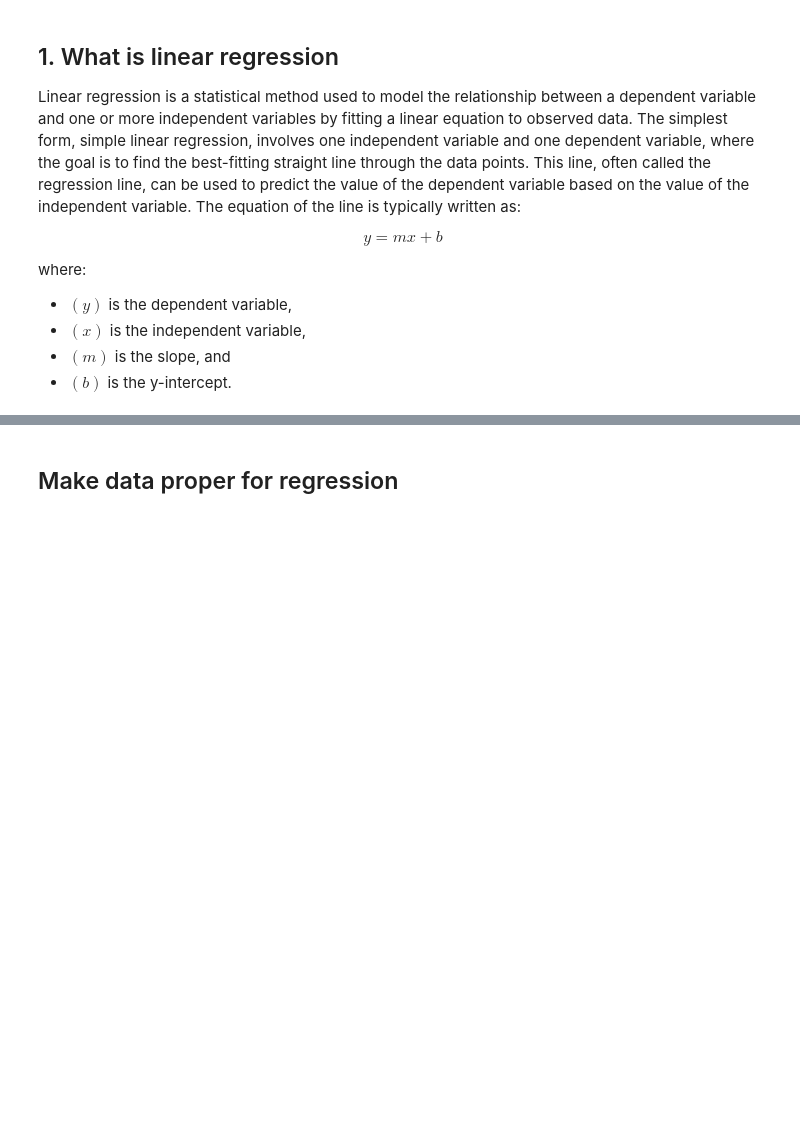
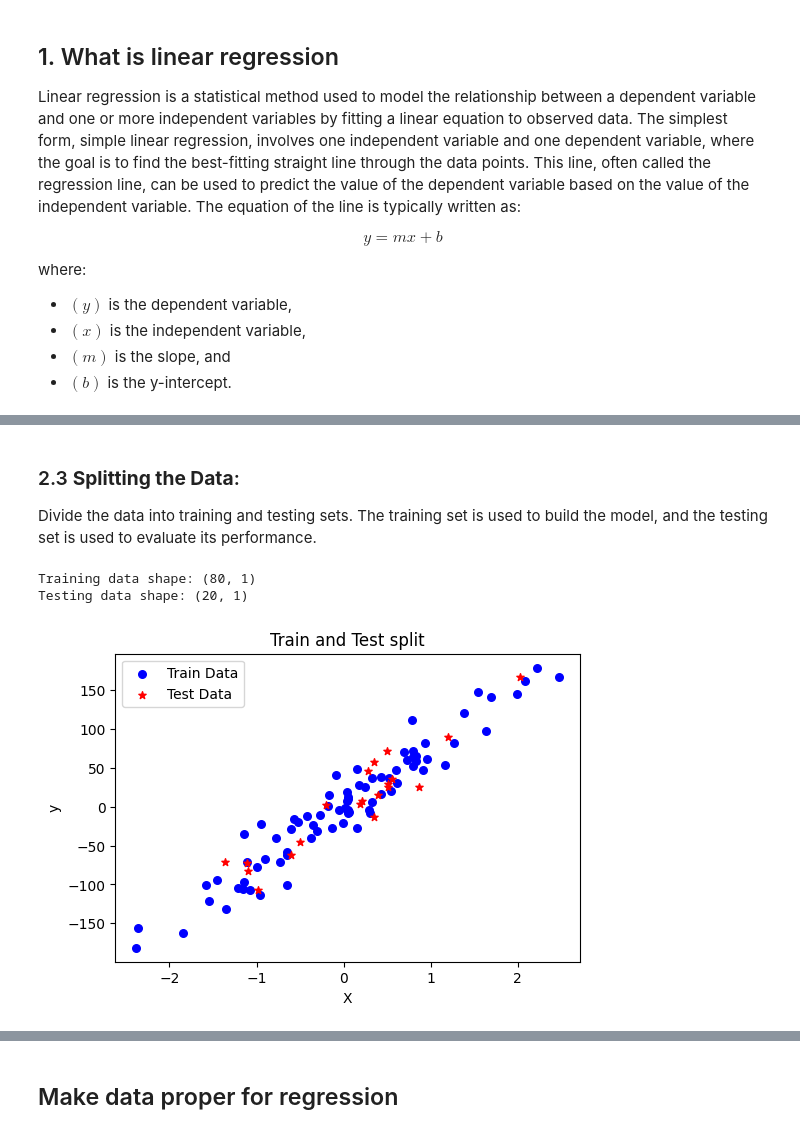
Before and after one commit to barzansaeedpour/foundations-of-machine-learning, a Jupyter notebook: 02_Supervised Learning/01_regression/01_linear_regression_from_scratch.ipynb, the cells around one changed output, grey strips where cells are left out. Cells and saved outputs as stored; diff of their text form; code cells hidden in the pictures; blank space fills up the shorter version.

```diff
--- a/02_Supervised Learning/01_regression/01_linear_regression_from_scratch.ipynb
+++ b/02_Supervised Learning/01_regression/01_linear_regression_from_scratch.ipynb
@@ -34 +40,27 @@ X, y, weight = datasets.make_regression(n_samples=100, n_features=1, noise=25, r
+# %% [markdown]
+### 2.3 **Splitting the Data**:
+
+Divide the data into training and testing sets. The training set is used to build the model, and the testing set is used to evaluate its performance.
+# %%
+import numpy as np
+from sklearn.model_selection import train_test_split
+from sklearn import datasets
+import matplotlib.pyplot as plt
+
+X_train, X_test, y_train, y_test = train_test_split(X, y, test_size=0.2, random_state=1234)
+print(f"Training data shape: {X_train.shape}")
+print(f"Testing data shape: {X_test.shape}")
+
+fig = plt.figure(figsize=(6,4))
+plt.scatter(X_train[:, 0], y_train, color = "b", marker = "o", s = 30, label='Train Data')
+plt.scatter(X_test[:, 0], y_test, color = "r", marker = "*", s = 30, label='Test Data')
+plt.title('Train and Test split')
+plt.xlabel('X')
+plt.ylabel('y')
+plt.legend()
+plt.show()
+# %% [output]
+Training data shape: (80, 1)
+Testing data shape: (20, 1)
+[figure, added]
 # %% [markdown]
```
Also changed, not shown: parts of 10 cells of this notebook.
